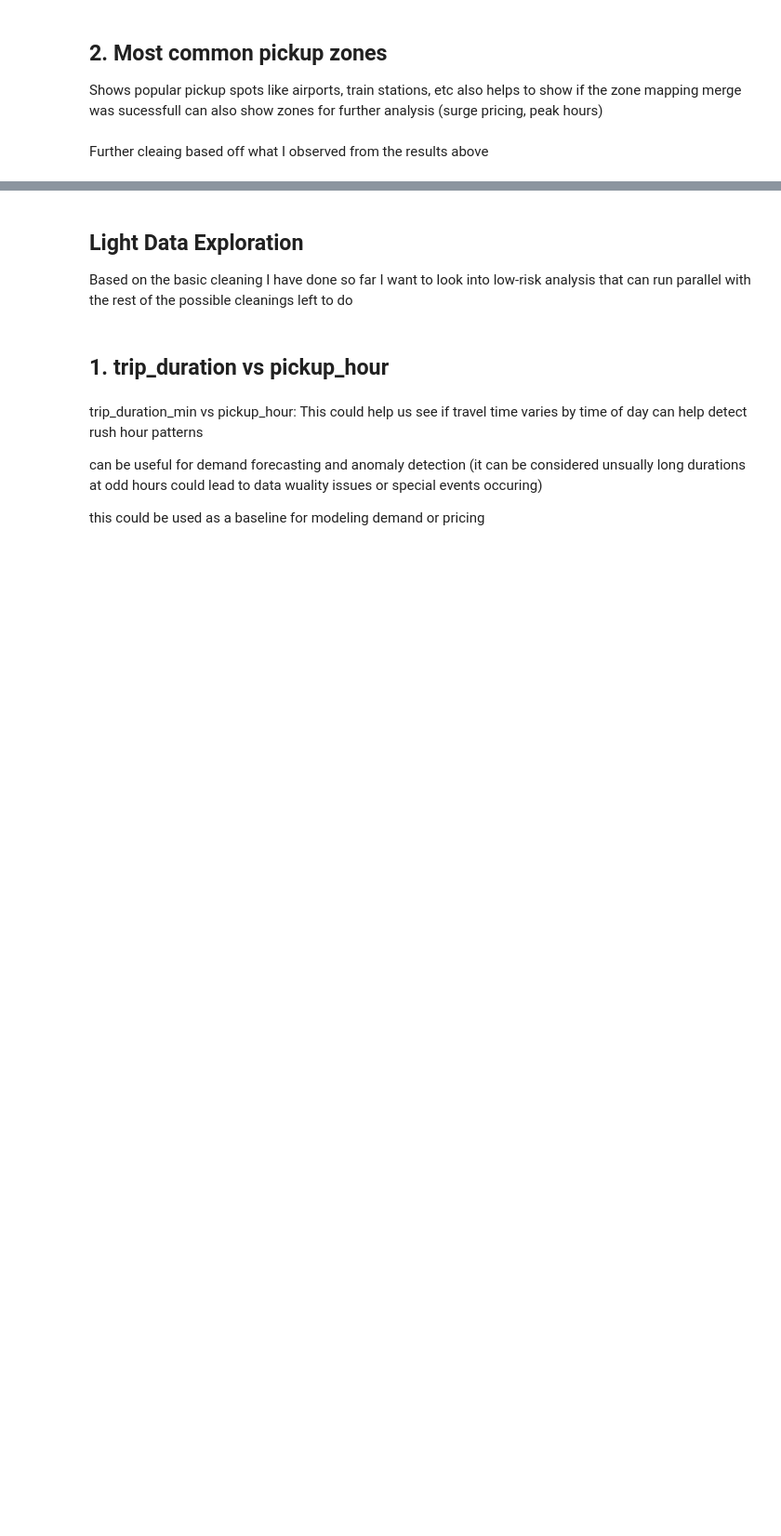
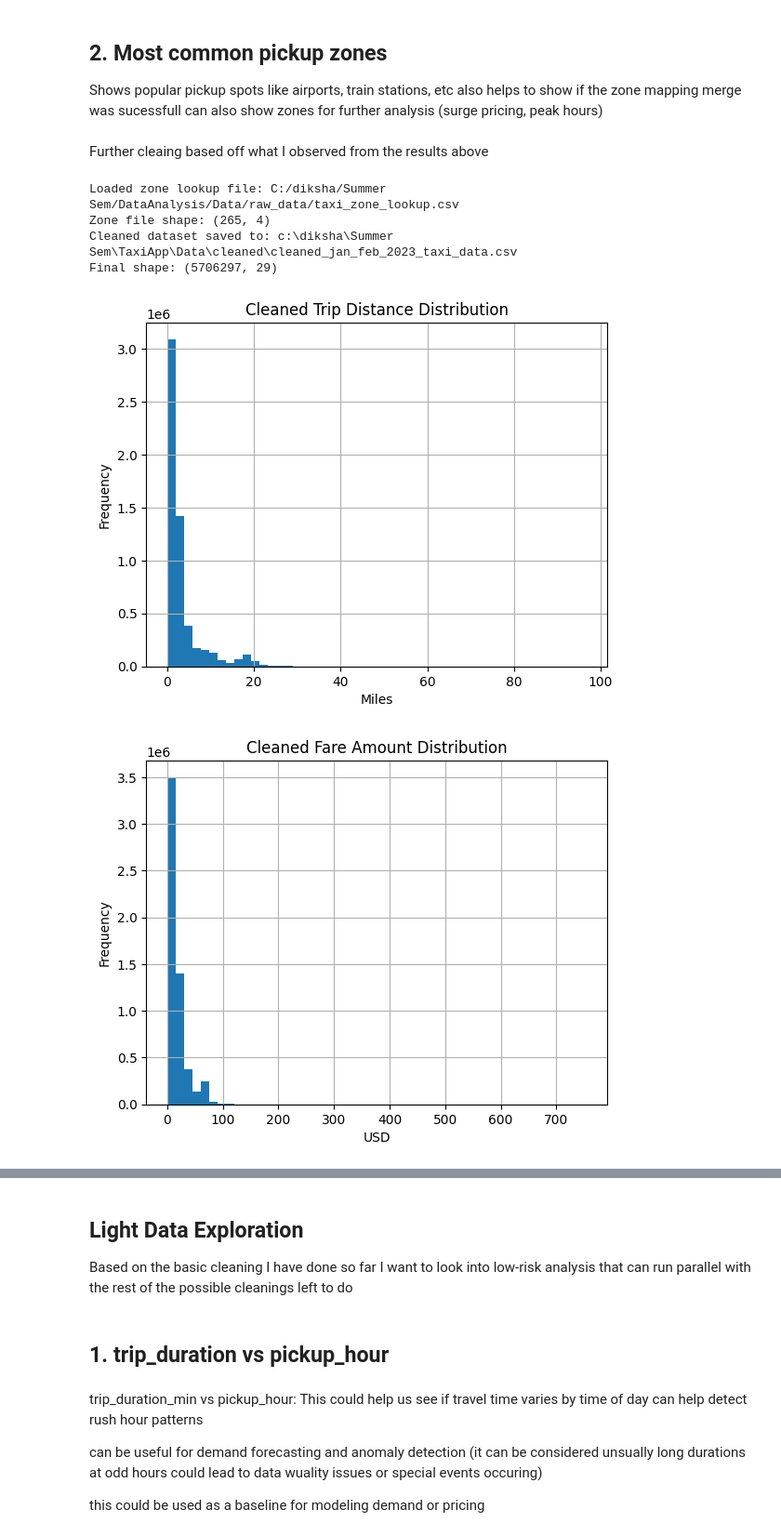
Before and after one commit to matiasenrigue/Taximize, a Jupyter notebook: Notebooks/data_cleaning.ipynb, the cells around one changed output, grey strips where cells are left out. Shown at 93% size. Drawn from its saved outputs; the diff is of its cells as text; code cells hidden in the pictures; blank space fills up the shorter version.

```diff
--- a/Notebooks/data_cleaning.ipynb
+++ b/Notebooks/data_cleaning.ipynb
@@ -175,9 +220,18 @@ df['payment_type'] = df['payment_type'].map(payment_map)
 
 df['store_and_fwd_flag'] = df['store_and_fwd_flag'].map({'Y': 1, 'N': 0})
 
-#merge zone lookup data (pickup and dropoff zones)
-zones = pd.read_csv("../Data/raw_data/taxi_zone_lookup.csv", keep_default_na=True, delimiter=',', skipinitialspace=True)
-zone_lookup = zones.copy()
+# Let user select the taxi zone lookup file
+Tk().withdraw()  # Hide the root window
+zone_file_path = askopenfilename(title="Select the taxi zone lookup CSV")
+
+# Check and load
+if not zone_file_path or not os.path.exists(zone_file_path):
+    raise FileNotFoundError("Zone lookup file not found or not selected.")
+else:
+    zones = pd.read_csv(zone_file_path, keep_default_na=True, delimiter=',', skipinitialspace=True)
+    zone_lookup = zones.copy()
+    print("Loaded zone lookup file:", zone_file_path)
+    print("Zone file shape:", zones.shape)
 
 # Merge pickup location info
 df = df.merge(
@@ -213,30 +267,37 @@ output_file = os.path.join(output_dir, "cleaned_jan_feb_2023_taxi_data.csv")
 # Make sure directory exists
 os.makedirs(output_dir, exist_ok=True)
 
 # Save the file
 df.to_csv(output_file, index=False)
 
 print(f"Cleaned dataset saved to: {output_file}")
 print("Final shape:", df.shape)
 
 
 #replotting to visualize the cleaned data
 plt.figure()
 df['trip_distance'].hist(bins=50)
 plt.title("Cleaned Trip Distance Distribution")
 plt.xlabel("Miles")
 plt.ylabel("Frequency")
 plt.show()
 
 plt.figure()
 df['fare_amount'].hist(bins=50)
 plt.title("Cleaned Fare Amount Distribution")
 plt.xlabel("USD")
 plt.ylabel("Frequency")
 plt.show()
 
 plt.figure()
 df.boxplot(column='trip_duration_min')
 plt.title("Cleaned Trip Duration Boxplot")
 plt.ylabel("Minutes")
 plt.show()
+# %% [output]
+Loaded zone lookup file: C:/diksha/Summer Sem/DataAnalysis/Data/raw_data/taxi_zone_lookup.csv
+Zone file shape: (265, 4)
+Cleaned dataset saved to: c:\diksha\Summer Sem\TaxiApp\Data\cleaned\cleaned_jan_feb_2023_taxi_data.csv
+Final shape: (5706297, 29)
+[figure, added]
+[figure, added]
```
Also changed, not shown: parts of 9 cells of this notebook.
